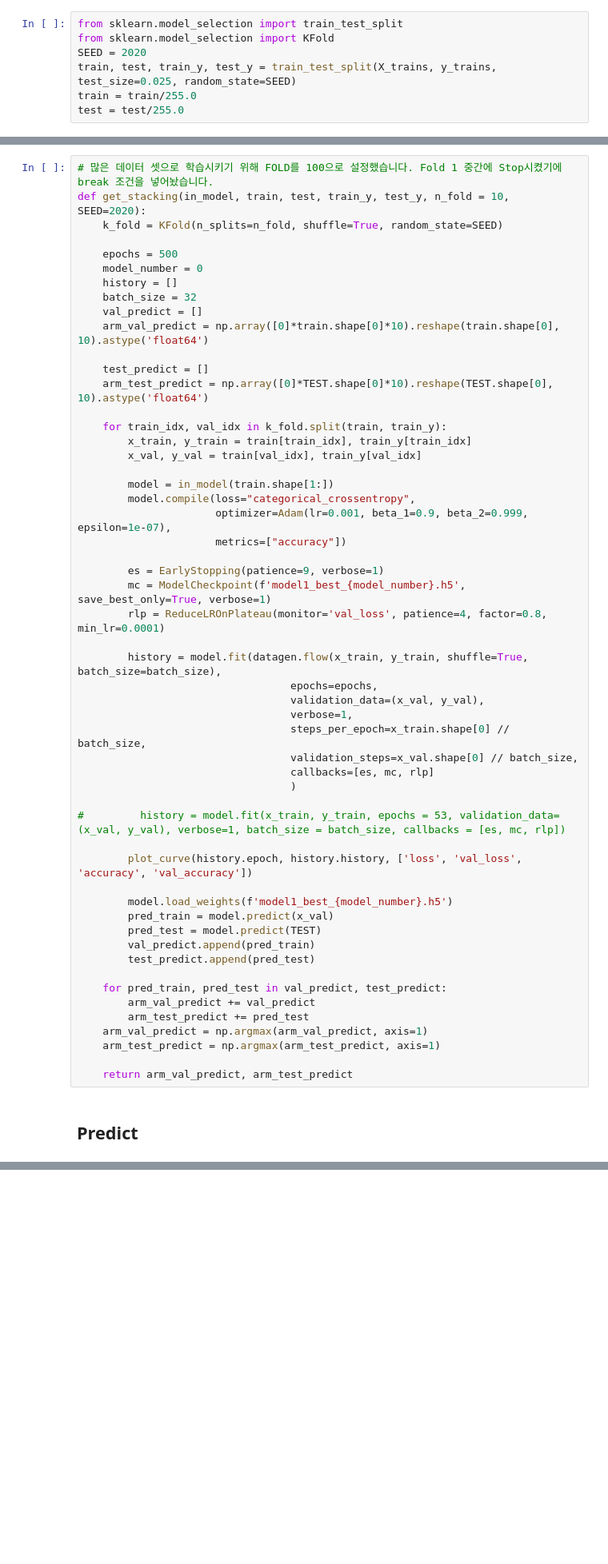
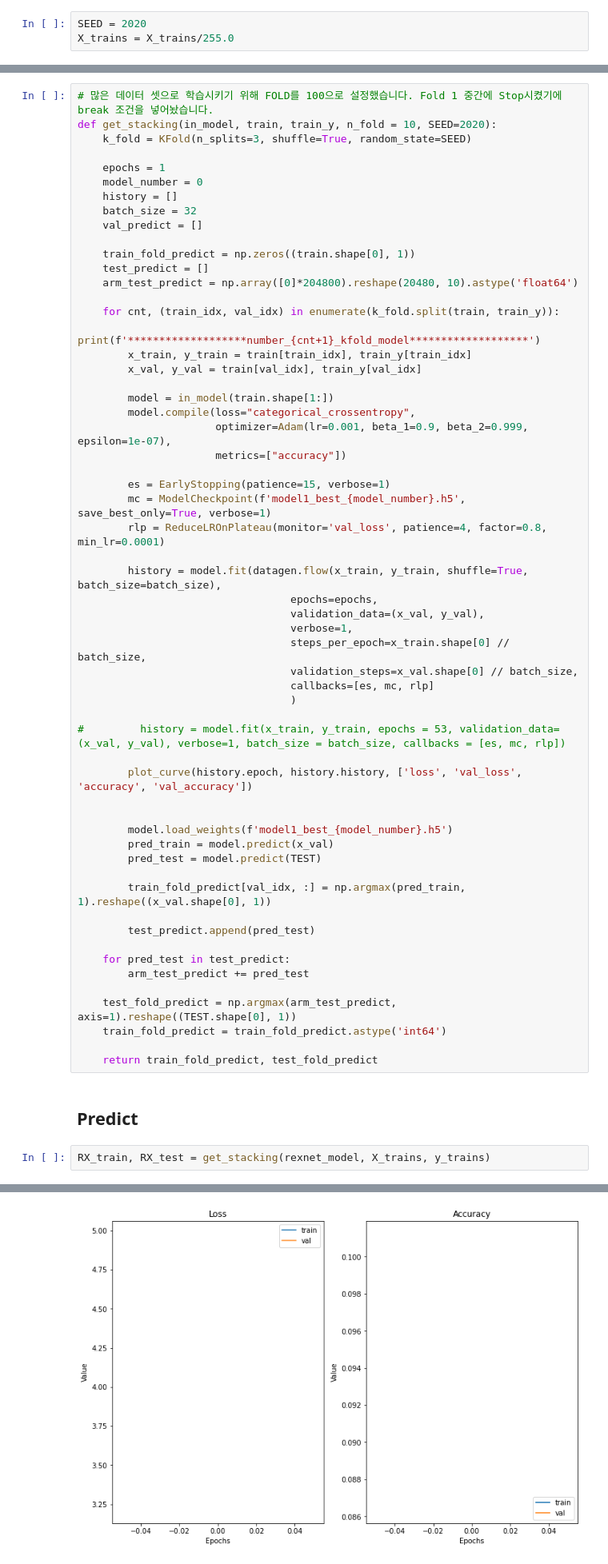
Before and after one commit to JaeHeee/DACON_seub, a Jupyter notebook: KM/Stacking ensemble(kfold, rexnet, unet, inception).ipynb, the cells around one changed output, grey strips where cells are left out. Shown at 80% size. Saved outputs shown, nothing was run; the diff lists cells and outputs as text; blank space fills up the shorter version.

```diff
--- a/KM/Stacking ensemble(kfold, rexnet, unet, inception).ipynb
+++ b/KM/Stacking ensemble(kfold, rexnet, unet, inception).ipynb
@@ -662,10 +665,6 @@ datagen = ImageDataGenerator(
     fill_mode='nearest'
 )
 datagen.fit(X_trains)
-# %%
-from sklearn.model_selection import train_test_split
-from sklearn.model_selection import KFold
-SEED = 2020
-train, test, train_y, test_y = train_test_split(X_trains, y_trains, test_size=0.025, random_state=SEED)
-train = train/255.0
-test = test/255.0
+# %%
+SEED = 2020
+X_trains = X_trains/255.0
@@ -672,19 +675,20 @@ test = test/255.0
 # %%
 # 많은 데이터 셋으로 학습시키기 위해 FOLD를 100으로 설정했습니다. Fold 1 중간에 Stop시켰기에 break 조건을 넣어놨습니다.
-def get_stacking(in_model, train, test, train_y, test_y, n_fold = 10, SEED=2020):
-    k_fold = KFold(n_splits=n_fold, shuffle=True, random_state=SEED)
+def get_stacking(in_model, train, train_y, n_fold = 10, SEED=2020):
+    k_fold = KFold(n_splits=3, shuffle=True, random_state=SEED)
 
-    epochs = 500
+    epochs = 1
     model_number = 0
     history = []
     batch_size = 32
     val_predict = []
-    arm_val_predict = np.array([0]*train.shape[0]*10).reshape(train.shape[0], 10).astype('float64')
 
+    train_fold_predict = np.zeros((train.shape[0], 1))
     test_predict = []
-    arm_test_predict = np.array([0]*TEST.shape[0]*10).reshape(TEST.shape[0], 10).astype('float64')
+    arm_test_predict = np.array([0]*204800).reshape(20480, 10).astype('float64')
 
-    for train_idx, val_idx in k_fold.split(train, train_y):
+    for cnt, (train_idx, val_idx) in enumerate(k_fold.split(train, train_y)):
+        print(f'*******************number_{cnt+1}_kfold_model*******************')
         x_train, y_train = train[train_idx], train_y[train_idx]
         x_val, y_val = train[val_idx], train_y[val_idx]
 
@@ -693,7 +697,7 @@ def get_stacking(in_model, train, test, train_y, test_y, n_fold = 10, SEED=2020)
                       optimizer=Adam(lr=0.001, beta_1=0.9, beta_2=0.999, epsilon=1e-07),
                       metrics=["accuracy"])
 
-        es = EarlyStopping(patience=9, verbose=1)
+        es = EarlyStopping(patience=15, verbose=1)
         mc = ModelCheckpoint(f'model1_best_{model_number}.h5', save_best_only=True, verbose=1)
         rlp = ReduceLROnPlateau(monitor='val_loss', patience=4, factor=0.8, min_lr=0.0001)
 
@@ -710,18 +714,24 @@ def get_stacking(in_model, train, test, train_y, test_y, n_fold = 10, SEED=2020)
 
         plot_curve(history.epoch, history.history, ['loss', 'val_loss', 'accuracy', 'val_accuracy'])
 
+
         model.load_weights(f'model1_best_{model_number}.h5')
         pred_train = model.predict(x_val)
         pred_test = model.predict(TEST)
-        val_predict.append(pred_train)
+
+        train_fold_predict[val_idx, :] = np.argmax(pred_train, 1).reshape((x_val.shape[0], 1))
+
         test_predict.append(pred_test)
 
-    for pred_train, pred_test in val_predict, test_predict:
-        arm_val_predict += val_predict
+    for pred_test in test_predict:
         arm_test_predict += pred_test
-    arm_val_predict = np.argmax(arm_val_predict, axis=1)
-    arm_test_predict = np.argmax(arm_test_predict, axis=1)
 
-    return arm_val_predict, arm_test_predict
+    test_fold_predict = np.argmax(arm_test_predict, axis=1).reshape((TEST.shape[0], 1))
+    train_fold_predict = train_fold_predict.astype('int64')
+
+    return train_fold_predict, test_fold_predict
 # %% [markdown]
 ## Predict
+# %%
+RX_train, RX_test = get_stacking(rexnet_model, X_trains, y_trains)
+# %% [output]
@@ -727,0 +741 @@ def get_stacking(in_model, train, test, train_y, test_y, n_fold = 10, SEED=2020)
+[figure, added]
```
Also changed, not shown: parts of 23 cells of this notebook.
